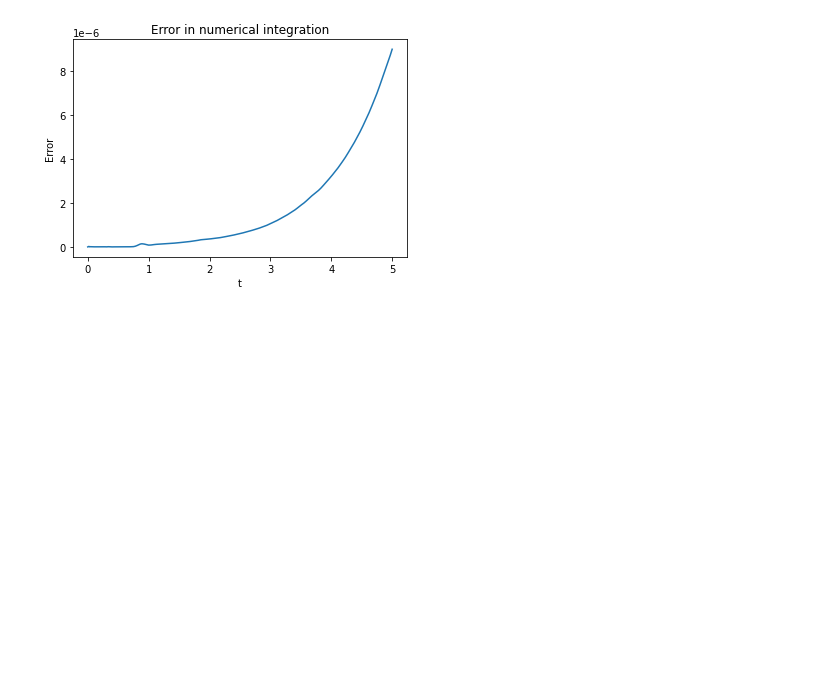
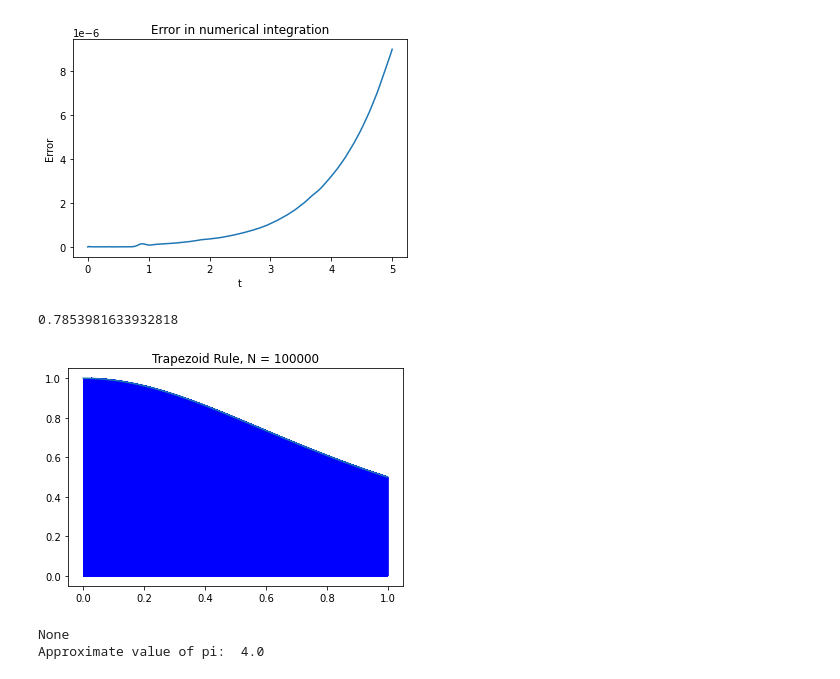
Before and after one commit to xoiga123/FPTU, a Jupyter notebook: MAN201.ipynb, the cells around one changed output. Drawn from its saved outputs; the diff is of its cells as text; code cells hidden in the pictures; blank space fills up the shorter version.

```diff
--- a/MAN201.ipynb
+++ b/MAN201.ipynb
@@ -431,0 +639,62 @@ plt.title("Error in numerical integration");
+# %%
+## Bài 3.1
+import numpy as np
+import matplotlib.pyplot as plt
+import scipy.integrate as spi
+
+f = lambda x: 1/(1 + x**2)
+a = 0; b = 1; n = 100000
+
+def trapz(f,a,b,n):
+    x = np.linspace(a,b,n+1) # N+1 points make N subintervals
+    y = f(x)
+    y_right = y[1:] # right endpoints
+    y_left = y[:-1] # left endpoints
+    dx = (b - a)/n
+    T = (dx/2) * np.sum(y_right + y_left)
+    return T
+
+
+# result
+T = trapz(f, a, b, n)
+print(T)
+
+# Phan ve bieu do
+def plotTrapz(f,a,b,n):
+    # x and y values for the trapezoid rule
+    x = np.linspace(a, b, n + 1)
+    y = f(x)
+
+    # X and Y values for plotting y=f(x)
+    X = np.linspace(a, b, 100)
+    Y = f(X)
+    plt.plot(X, Y)
+
+    for i in range(n):
+        xs = [x[i], x[i], x[i + 1], x[i + 1]]
+        ys = [0, f(x[i]), f(x[i + 1]), 0]
+        plt.fill(xs, ys, 'b', edgecolor='b', alpha=0.2)
+
+    plt.title('Trapezoid Rule, N = {}'.format(n))
+    plt.show()
+
+print(plotTrapz(f,a,b,n))
+
+# Approximate value of pi
+def piApprox(num):
+    pi=4.0
+    k=1.0
+    est=1.0
+    while 1<num:
+        k+=2
+        est=est-(1/k)+1/(k+2)
+        num=num-1
+        k+=2
+    return pi*est
+
+print("Approximate value of pi: " , piApprox(T))
+# %% [output]
+0.7853981633932818
+[figure, added]
+None
+Approximate value of pi:  4.0
```
Also changed, not shown: parts of 8 cells of this notebook.
